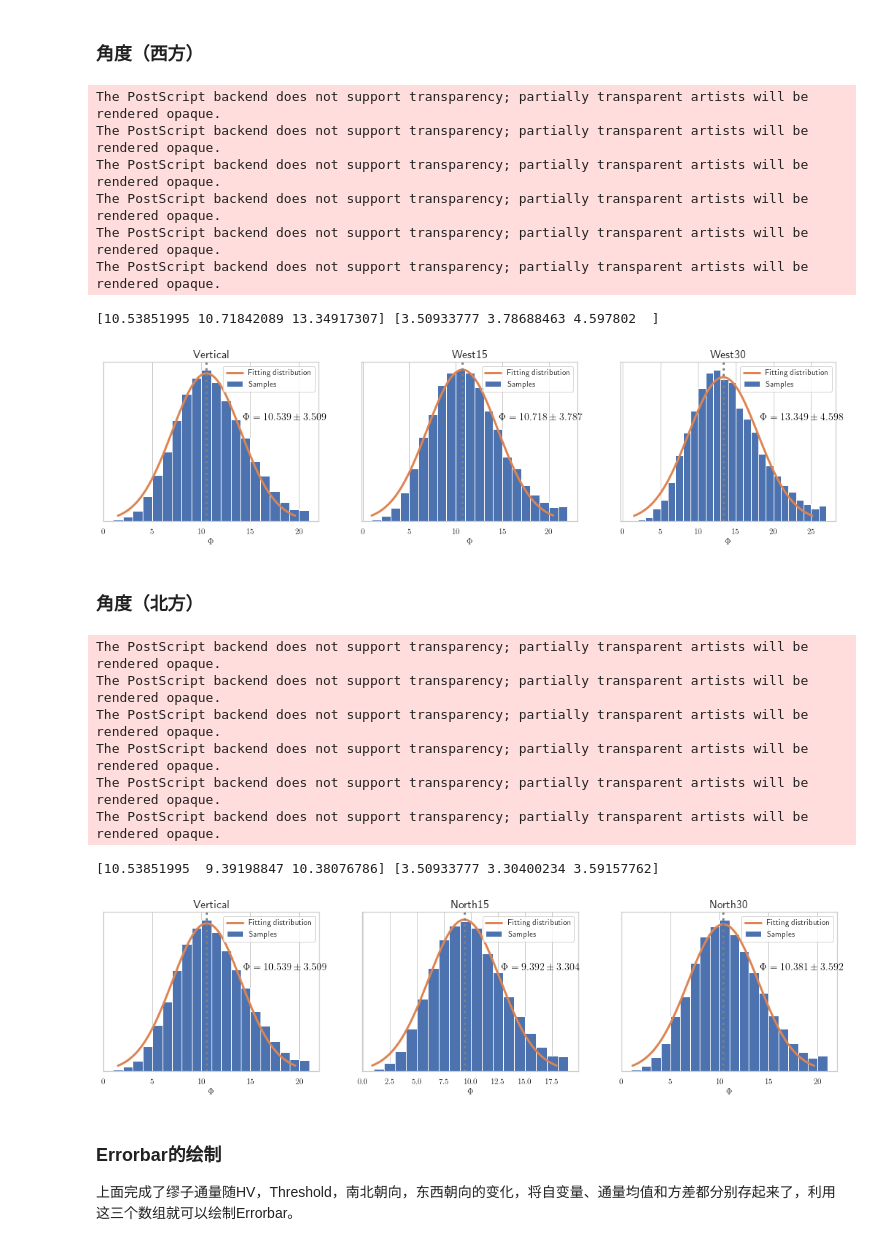
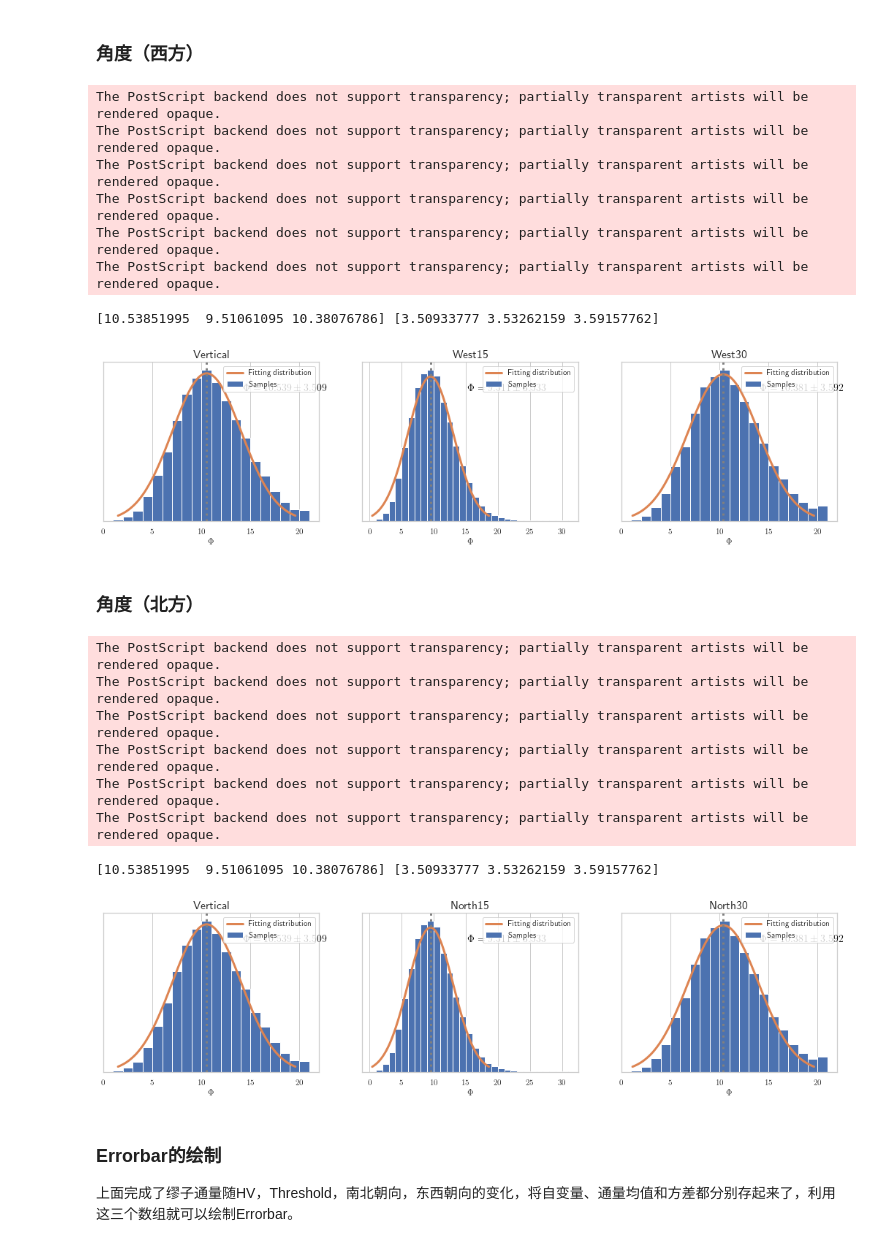
Before and after one commit to wangfh5/Jupyternotebook, a Jupyter notebook: Muon.ipynb, the cells around one changed output. Saved outputs shown, nothing was run; the diff lists cells and outputs as text; code cells hidden in the pictures.

```diff
--- a/Muon.ipynb
+++ b/Muon.ipynb
@@ -39,7 +39,3 @@ print(a1)
 np.savetxt("muondecay.txt",a1)
 # %% [output]
 [2960, 2020, 260, 900, 5480, 10520, 320, 15020, 1860, 2280, 4000, 1580, 8300, 21200, 3300, 300, 1080, 80, 2840, 20140, 760, 100, 460, 7820, 4220, 5680, 620, 6580, 19140, 20460, 2780, 580, 7880, 11880, ...
-# %%
-fig, ax = plt.subplots(figsize=(16,12))
-ax.hist(a1,density=True,bins=27,color='b')
-ax.hist(a1,density=True,bins=54,color='r')
@@ -74,23 +51,23 @@ def read_flux(path):
     a1=[]
     a2=[]
     count=0
-    times=0
+    time=0
     while s:
          arr=s.split(' ')
          if(arr[0].startswith('#')):
-            times=int(arr[0][1:4],16)
-        #print(times)
-            #if(times<20*1102):
+            time=int(arr[0][1:4],16)
+        #print(time)
+            #if(time<20*1102):
             #    #print("decay event")
-            #    a1.append(times)
+            #    a1.append(time)
             #else:
             #    #print("through going")
-            #    a2.append(times)
+            #    a2.append(time)
          else:
             #print("other")
-            if(arr[0].startswith('&GPGGA')):#到了下一次事件，把上一次事件的最终计数值记下来
-                    a1.append(times)
-                    #print(times)
+            if(arr[0].startswith('&GPGGA')):
+                    a1.append(time)
+                    #print(time)
             else:
                 pass
          s=f.readline()
@@ -129,7 +106,7 @@ def fitting_histogram(X,title=None,ax=None,bins=None):
     ax.annotate('$ \Phi= {:.3f}\pm {:.3f} $'.format(loc, scale),
        fontsize=14,color='black',
        xy=(loc,0), xycoords="data",
-       xytext=(50,+140),textcoords="offset points",
+       xytext=(50,+180),textcoords="offset points",
        )
     ax.set_title(title,fontsize=16)
     ax.legend()
@@ -254,38 +231,39 @@ The PostScript backend does not support transparency; partially transparent arti
 # %% [markdown]
 ### 角度（西方）
 # %%
-alldata_West = []
+alldata = []#用于存放八个一维数组
 West = ["Vertical","West15","West30"]
 # data = read_flux("D:\muon\muondata_G3\\fluxdata\Vertical\muonflux_9.txt")
 for we in West:
     data = read_flux("D:\muon\muondata_G3\\fluxdata\{}\muonflux_9.txt".format(we))
-    alldata_West.append(data)
+    alldata.append(data)
 # %%
 fig, axes = plt.subplots(1, 3, figsize=(18, 4))
 
 West_mu = np.zeros(3)
 West_sigma = np.zeros(3)
 West = ["Vertical","West15","West30"]
-bins = [20,21,26]
+bins = [20,30,20]
 i = 0
 while i<3:
-    alldata_West[i]=correction(alldata_West[i],3)
-    West_mu[i], West_sigma[i] = fitting_histogram(alldata_West[i],"{}".format(West[i]),axes[i],bins[i])
+    if i!=1:
+        alldata[i]=correction(alldata[i],3)
+    West_mu[i], West_sigma[i] = fitting_histogram(alldata[i],"{}".format(West[i]),axes[i],bins[i])
     i+=1
 # loc,scale = fitting_histogram(a1,"HV1000",axes,18)
 # print(loc,scale)
-fig.savefig("West.eps")
-fig.savefig("West.png")
+fig.savefig("West.eps", transparent=True)
+fig.savefig("West.png", doi=300,transparent=True)
 print(West_mu,West_sigma)
 # %% [output]
 The PostScript backend does not support transparency; partially transparent artists will be rendered opaque.
 The PostScript backend does not support transparency; partially transparent artists will be rendered opaque.
 The PostScript backend does not support transparency; partially transparent artists will be rendered opaque.
 The PostScript backend does not support transparency; partially transparent artists will be rendered opaque.
 The PostScript backend does not support transparency; partially transparent artists will be rendered opaque.
 The PostScript backend does not support transparency; partially transparent artists will be rendered opaque.
-[10.53851995 10.71842089 13.34917307] [3.50933777 3.78688463 4.597802  ]
+[10.53851995  9.51061095 10.38076786] [3.50933777 3.53262159 3.59157762]
-[figure, old version]
+[figure, new version]
 # %%
 # West_flux = np.asarray([West_mu,West_sigma])
 # np.savetxt("West_flux.csv",West_flux.T,delimiter=",", header="$\\bar\Phi$,$\Delta\Phi$")
@@ -304,16 +282,17 @@ fig, axes = plt.subplots(1, 3, figsize=(18, 4))
 North_mu = np.zeros(3)
 North_sigma = np.zeros(3)
 North = ["Vertical","North15","North30"]
-bins = [20,18,20]
+bins = [20,30,20]
 i = 0
 while i<3:
-    alldata_North[i]=correction(alldata_North[i],3)
-    North_mu[i], North_sigma[i] = fitting_histogram(alldata_North[i],"{}".format(North[i]),axes[i],bins[i])
+#     if i==2:
+#         alldata[i]=correction(alldata[i],3)
+    North_mu[i], North_sigma[i] = fitting_histogram(alldata[i],"{}".format(North[i]),axes[i],bins[i])
     i+=1
 # loc,scale = fitting_histogram(a1,"HV1000",axes,18)
 # print(loc,scale)
-fig.savefig("North.eps")
-fig.savefig("North.png")
+fig.savefig("North.eps", transparent=True)
+fig.savefig("North.png", doi=300,transparent=True)
 print(North_mu,North_sigma)
 # %% [output]
 The PostScript backend does not support transparency; partially transparent artists will be rendered opaque.
@@ -322,8 +301,8 @@ The PostScript backend does not support transparency; partially transparent arti
 The PostScript backend does not support transparency; partially transparent artists will be rendered opaque.
 The PostScript backend does not support transparency; partially transparent artists will be rendered opaque.
 The PostScript backend does not support transparency; partially transparent artists will be rendered opaque.
-[10.53851995  9.39198847 10.38076786] [3.50933777 3.30400234 3.59157762]
+[10.53851995  9.51061095 10.38076786] [3.50933777 3.53262159 3.59157762]
-[figure, old version]
+[figure, new version]
 # %%
 # North_flux = np.asarray([North_mu,North_sigma])
 # np.savetxt("North_flux.csv",North_flux.T,delimiter=",", header="$\\bar\Phi$,$\Delta\Phi$")
```
Also changed, not shown: parts of 3 cells of this notebook, 9 other files.
